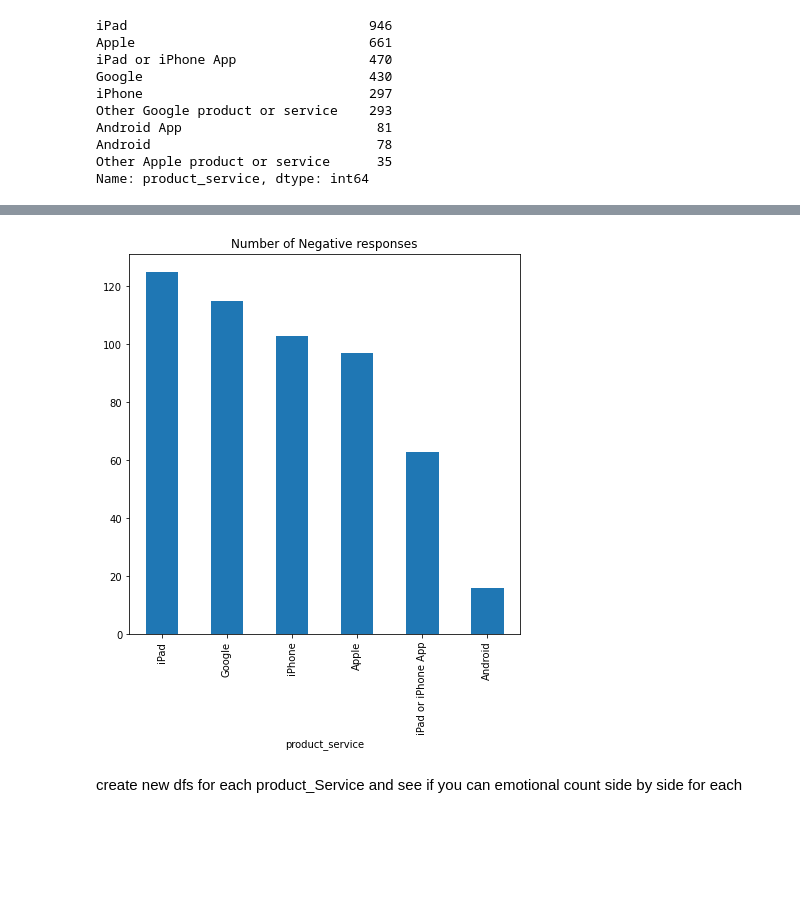
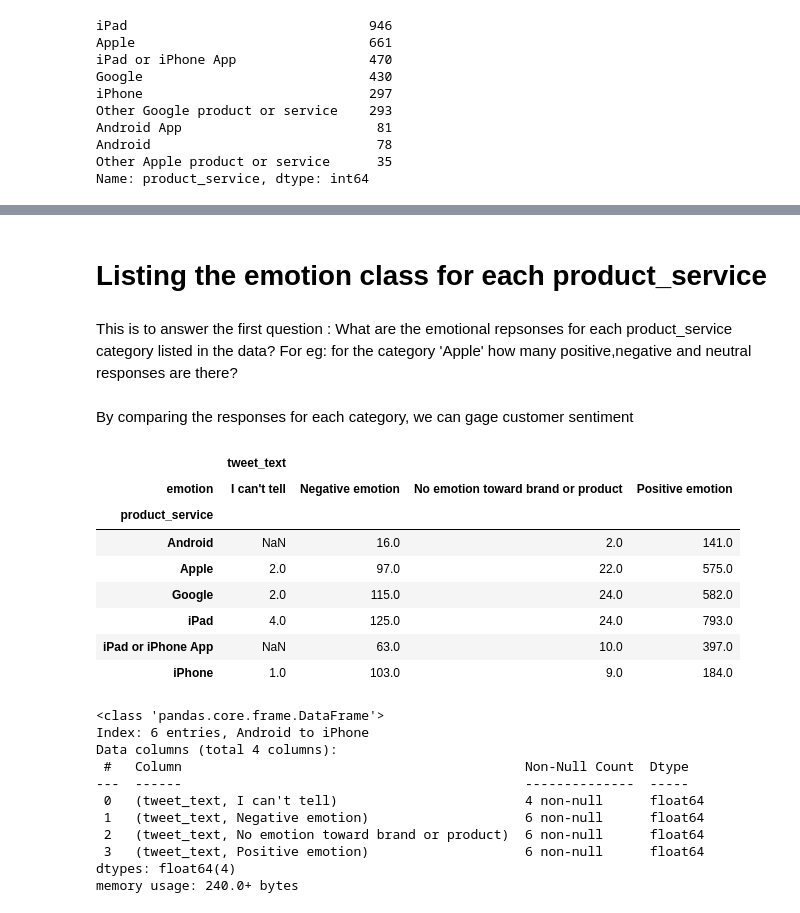
Before and after one commit to rahulakrish/customer_sentiment_analysis, a Jupyter notebook: project.ipynb, the cells around one changed output, grey strips where cells are left out. Drawn from its saved outputs; the diff is of its cells as text; code cells hidden in the pictures; blank space fills up the shorter version.

Commit message:
answered q1

```diff
--- a/project.ipynb
+++ b/project.ipynb
@@ -139,13 +103,35 @@ pos_df.plot(y='emotion',kind='bar',legend=False,figsize=(7,7),title='Number of P
-# %%
-#filtering out negative emotions
-negative = df[df['emotion']== 'Negative emotion']
-
-
-#plotting a graph to see which product_service elicits the most positive responses
-neg_df = negative.groupby('product_service').count()
-neg_df.sort_values('emotion',ascending=False,inplace=True)
-neg_df.plot(y='emotion',kind='bar',legend=False,figsize=(7,7),title='Number of Negative responses');
-# %% [output]
-[figure, removed]
-# %% [markdown]
-create new dfs for each product_Service and see if you can emotional count side by side for each
+# %% [markdown]
+# Listing the emotion class for each product_service
+# %% [markdown]
+This is to answer the first question : What are the emotional repsonses for each product_service category listed in the data? For eg: for the category 'Apple' how many positive,negative and neutral responses are there?
+# %% [markdown]
+By comparing the responses for each category, we can gage customer sentiment
+# %%
+#creating a pivot table to organize the data
+
+df_pivot = df.pivot_table(index='product_service',aggfunc='count',columns='emotion')
+df_pivot
+# %% [output]
+|  | tweet_text |  |  |  |
+| emotion | I can't tell | Negative emotion | No emotion toward brand or product | Positive emotion |
+| product_service |  |  |  |  |
+| Android | NaN | 16.0 | 2.0 | 141.0 |
+| Apple | 2.0 | 97.0 | 22.0 | 575.0 |
+| Google | 2.0 | 115.0 | 24.0 | 582.0 |
+| iPad | 4.0 | 125.0 | 24.0 | 793.0 |
+| iPad or iPhone App | NaN | 63.0 | 10.0 | 397.0 |
+| iPhone | 1.0 | 103.0 | 9.0 | 184.0 |
+# %%
+df_pivot.info()
+# %% [output]
+<class 'pandas.core.frame.DataFrame'>
+Index: 6 entries, Android to iPhone
+Data columns (total 4 columns):
+ #   Column                                            Non-Null Count  Dtype
+---  ------                                            --------------  -----
+ 0   (tweet_text, I can't tell)                        4 non-null      float64
+ 1   (tweet_text, Negative emotion)                    6 non-null      float64
+ 2   (tweet_text, No emotion toward brand or product)  6 non-null      float64
+ 3   (tweet_text, Positive emotion)                    6 non-null      float64
+dtypes: float64(4)
+memory usage: 240.0+ bytes
```
Also changed, not shown: parts of 11 cells of this notebook.
